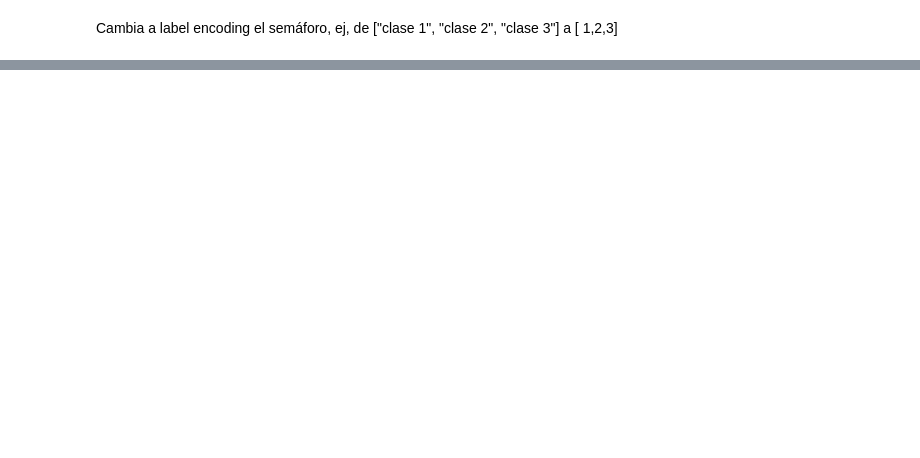
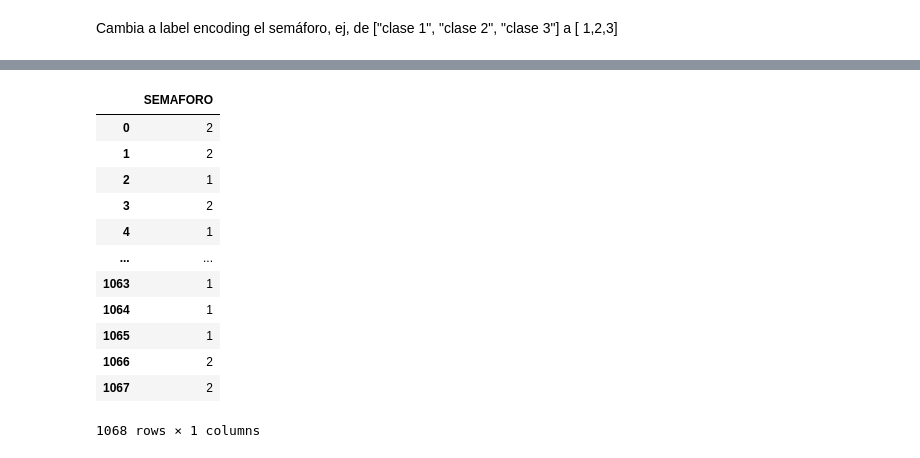
Before and after one commit to PosgradoMNA/actividades-del-projecto-96, a Jupyter notebook: Reto/Reto_calidad_agua_2.ipynb, the cells around one changed output, grey strips where cells are left out. Cells and saved outputs as stored; diff of their text form; code cells hidden in the pictures; blank space fills up the shorter version.

```diff
--- a/Reto/Reto_calidad_agua_2.ipynb
+++ b/Reto/Reto_calidad_agua_2.ipynb
@@ -92,2 +106,18 @@ y
+# %%
+Y
+# %% [output]
+|  | SEMAFORO |
+| 0 | 2 |
+| 1 | 2 |
+| 2 | 1 |
+| 3 | 2 |
+| 4 | 1 |
+| ... | ... |
+| 1063 | 1 |
+| 1064 | 1 |
+| 1065 | 1 |
+| 1066 | 2 |
+| 1067 | 2 |
+1068 rows × 1 columns
 # %%
 #Particiòn de datos de entrenamiento y validación. 100 datos de prueba representa el 15%
```
Also changed, not shown: parts of 20 cells of this notebook, 1 other file.
